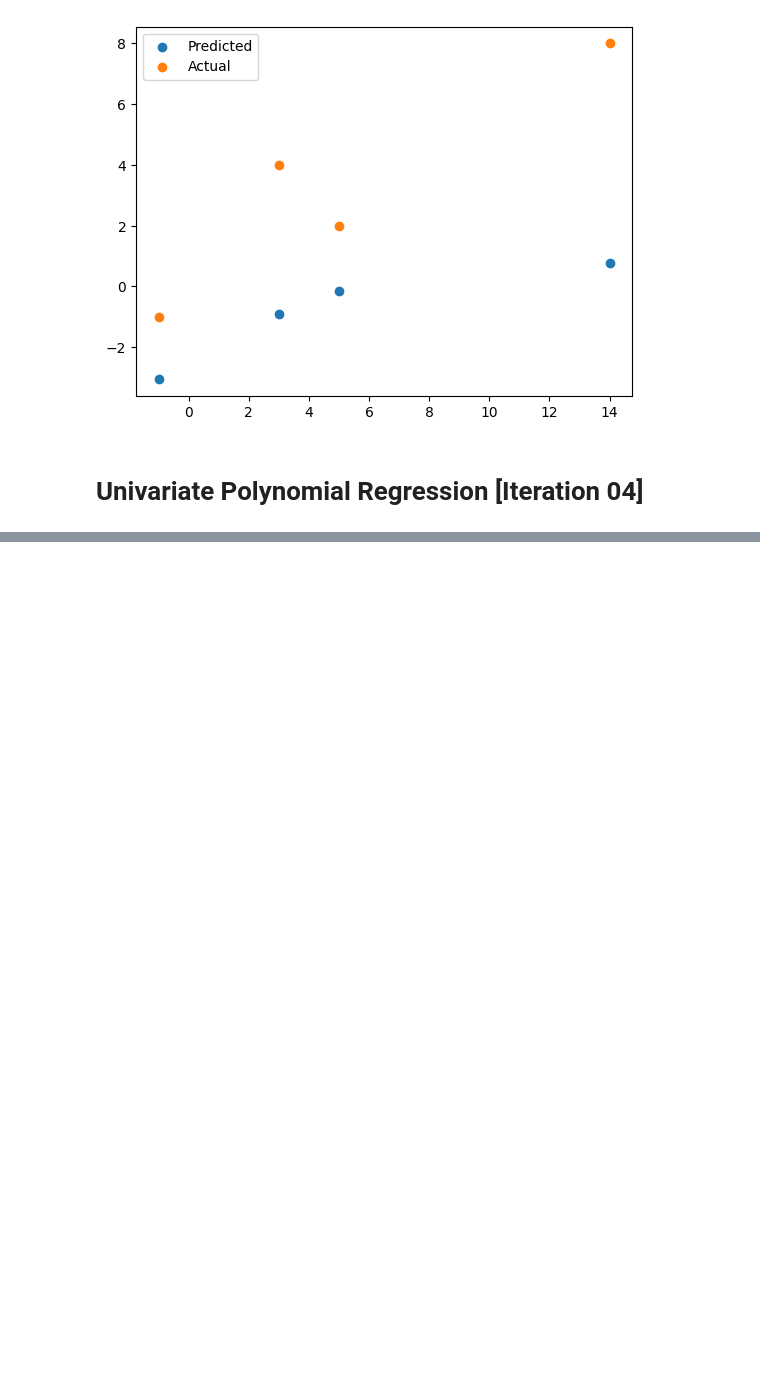
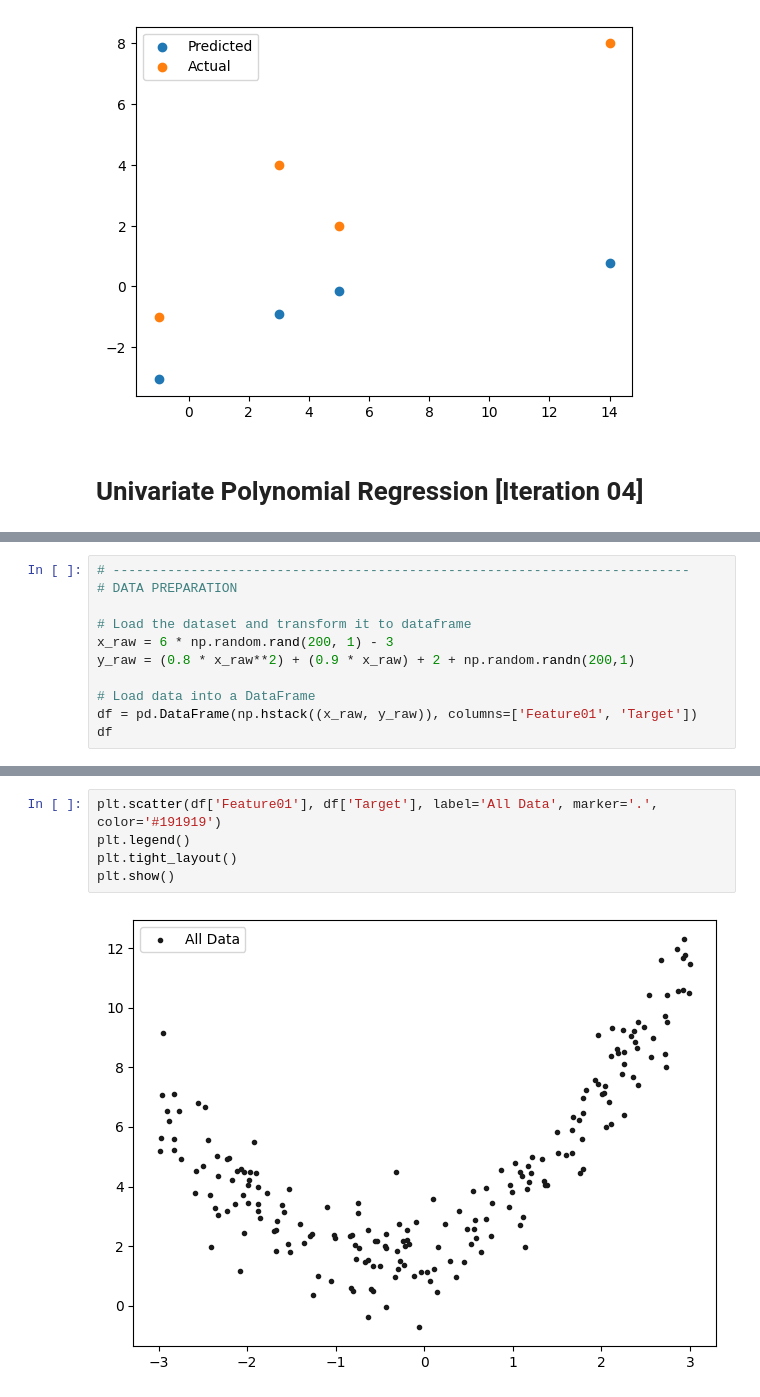
Before and after one commit to FredArgoX/ChaoticTest_DataX, a Jupyter notebook: ChaoticTest_PolyRegres.ipynb, the cells around one changed output, grey strips where cells are left out. Saved outputs shown, nothing was run; the diff lists cells and outputs as text; blank space fills up the shorter version.

```diff
--- a/ChaoticTest_PolyRegres.ipynb
+++ b/ChaoticTest_PolyRegres.ipynb
@@ -337,0 +352,11 @@ plt.legend()
+# %%
+# --------------------------------------------------------------------------
+# DATA PREPARATION
+
+# Load the dataset and transform it to dataframe
+x_raw = 6 * np.random.rand(200, 1) - 3
+y_raw = (0.8 * x_raw**2) + (0.9 * x_raw) + 2 + np.random.randn(200,1)
+
+# Load data into a DataFrame
+df = pd.DataFrame(np.hstack((x_raw, y_raw)), columns=['Feature01', 'Target'])
+df
@@ -337,0 +377,7 @@ plt.legend()
+# %%
+plt.scatter(df['Feature01'], df['Target'], label='All Data', marker='.', color='#191919')
+plt.legend()
+plt.tight_layout()
+plt.show()
+# %% [output]
+[figure, added]
```
Also changed, not shown: parts of 13 cells of this notebook.
